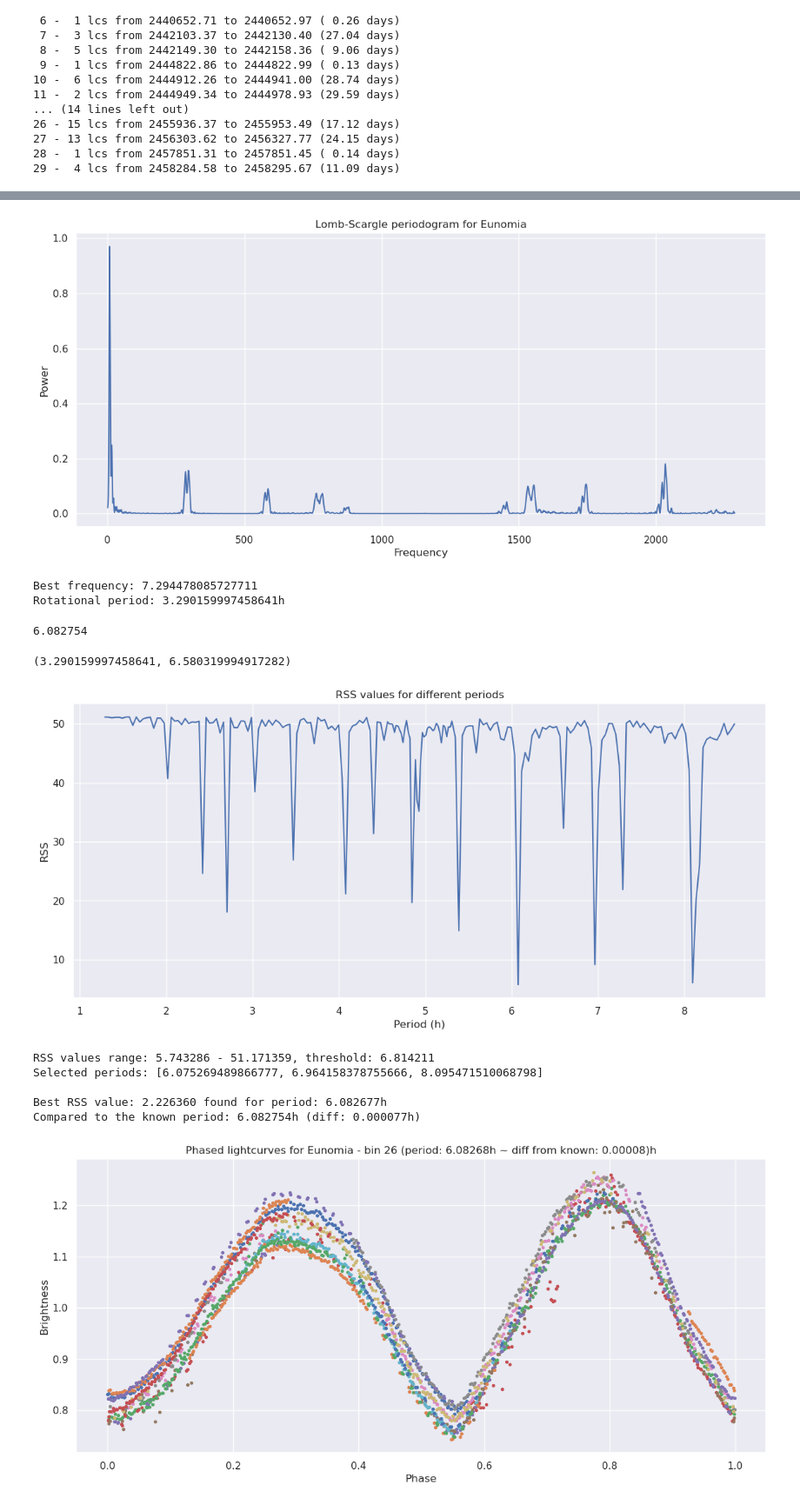
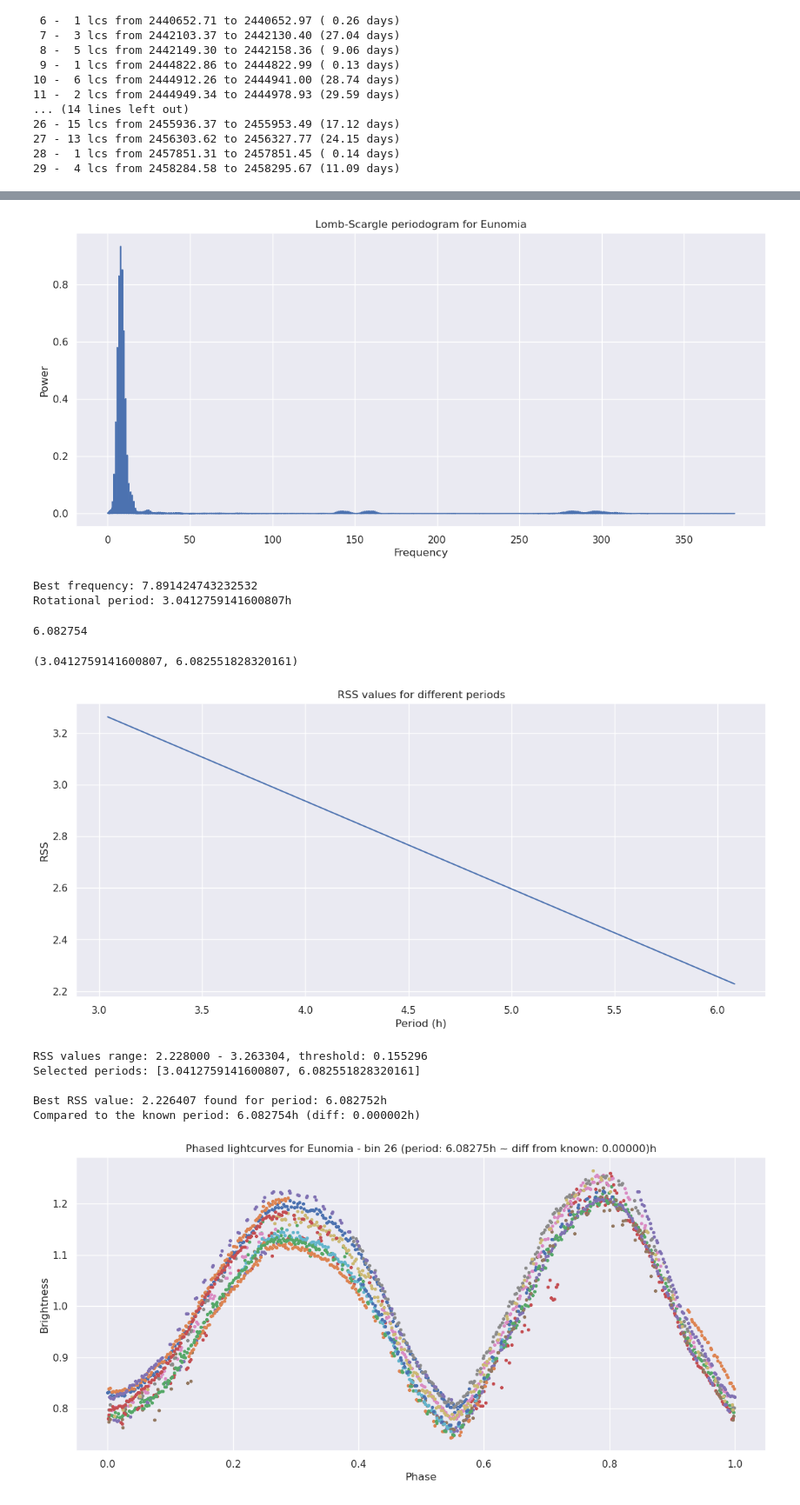
Before and after one commit to Vosloo/asteroid-lightcurves, a Jupyter notebook: EDA.ipynb, the cells around one changed output, grey strips where cells are left out. Shown at 87% size. Cells and saved outputs as stored; diff of their text form; code cells hidden in the pictures.

Commit message:
Fixed bug with lomb-scargle calculation

```diff
--- a/EDA.ipynb
+++ b/EDA.ipynb
@@ -122,4 +122,4 @@ asteroid
 # %% [output]
 Asteroid(id=15, name=Eunomia, period=6.082754, lightcurves=109)
 # %%
-asteroid.get_longest_lightcurve(by=EnumSortOptions.PERIOD)
+lc = asteroid.get_longest_lightcurve(by=EnumSortOptions.PERIOD)
@@ -228,20 +246,3 @@ for ind, _bin in enumerate(bins):
 27 - 13 lcs from 2456303.62 to 2456327.77 (24.15 days)
 28 -  1 lcs from 2457851.31 to 2457851.45 ( 0.14 days)
 29 -  4 lcs from 2458284.58 to 2458295.67 (11.09 days)
-# %%
-SELECTED_BIN = np.argmax([len(_bin) for _bin in bins])
-selected_bin = bins[SELECTED_BIN]
-for ind, lc in enumerate(selected_bin):
-    times = []
-    brightness = []
-    for points in lc.points:
-        times.append(points.JD)
-        brightness.append(points.brightness)
-
-    plt.scatter(times, brightness, s=4)
-
-period = selected_bin[-1].last_JD - selected_bin[0].first_JD
-plt.title(f"Lightcurves for {asteroid_name} - bin {SELECTED_BIN} (period: {period:.2f} days)")
-plt.xlabel("Julian Date")
-plt.ylabel("Brightness")
-plt.show()
@@ -250,3 +256,10 @@ plt.show()
+# %%
+times = []
+brightness = []
+for lc in selected_bin:
+    for points in lc.points:
+        times.append(points.JD)
+        brightness.append(points.brightness)
 # %%
 frequency, power = LombScargle(times, brightness).autopower()
 fig = plt.plot(frequency, power)
@@ -262,9 +275,9 @@ lomb_period = 24 / lomb_freq
 print(f"Best frequency: {lomb_freq}")
 print(f"Rotational period: {lomb_period}h")
 # %% [output]
-[figure, old version]
+[figure, new version]
-Best frequency: 7.294478085727711
-Rotational period: 3.290159997458641h
+Best frequency: 7.891424743232532
+Rotational period: 3.0412759141600807h
 # %%
 known_period
 # %% [output]
@@ -272,7 +285,7 @@ known_period
 # %%
 lomb_period, lomb_period * 2
 # %% [output]
-(3.290159997458641, 6.580319994917282)
+(3.0412759141600807, 6.082551828320161)
 # %%
 def get_phase(time: float, ref_time: float, period: float) -> float:
     return (time - ref_time) * 24 % period / period
@@ -346,9 +359,10 @@ def get_rrs_values(period_range):
 
     return rss_values
 # %%
-period_range = sorted(
-    [lomb_period + i for i in np.linspace(-2, 2, 100)] + [2 * lomb_period + i for i in np.linspace(-2, 2, 100)]
-)
+# period_range = sorted(
+#     [lomb_period + i for i in np.linspace(-2, 2, 100)] + [2 * lomb_period + i for i in np.linspace(-2, 2, 100)]
+# )
+period_range = (lomb_period, 2*lomb_period)
 
 rss_values = get_rrs_values(period_range)
 
@@ -360,41 +374,41 @@ plt.show()
 
 # Select the period with the lowest RSS as well as ones close to the lowest RSS
 min_rss = np.min(rss_values)
 max_rss = np.max(rss_values)
 threshold = 0.15 * (max_rss - min_rss)
 print(f"RSS values range: {min_rss:.6f} - {max_rss:.6f}, threshold: {threshold:.6f}")
 
 selected_periods = []
 for period, rss in zip(period_range, rss_values):
-    if rss < min_rss + threshold:
-        selected_periods.append(period)
+    # if rss < min_rss + threshold:
+    selected_periods.append(period)
 
 print(f"Selected periods: {selected_periods}\n")
 
 filtered_periods = []
 filtered_rss = []
 for period in selected_periods:
     period_range = np.linspace(period - 0.2, period + 0.2, 1000)
     rss_values = get_rrs_values(period_range)
 
     lowest_ind = np.argmin(rss_values)
     filtered_rss.append(rss_values[lowest_ind])
     filtered_periods.append(period_range[lowest_ind])
 
 best_rss_ind = np.argmin(filtered_rss)
 
 best_period = filtered_periods[best_rss_ind]
 best_rss = filtered_rss[best_rss_ind]
 
 print(f"Best RSS value: {best_rss:.6f} found for period: {best_period:.6f}h")
 print(f"Compared to the known period: {known_period:.6f}h (diff: {C_Y_S}{abs(known_period - best_period):.6f}h{C_E})")
 # %% [output]
-[figure, old version]
+[figure, new version]
-RSS values range: 5.743286 - 51.171359, threshold: 6.814211
-Selected periods: [6.075269489866777, 6.964158378755666, 8.095471510068798]
+RSS values range: 2.228000 - 3.263304, threshold: 0.155296
+Selected periods: [3.0412759141600807, 6.082551828320161]
 
-Best RSS value: 2.226360 found for period: 6.082677h
-Compared to the known period: 6.082754h (diff: 0.000077h)
+Best RSS value: 2.226407 found for period: 6.082752h
+Compared to the known period: 6.082754h (diff: 0.000002h)
 # %%
 def plot_phased_lightcurves(selected_bin: list[Lightcurve], period: float):
     ref_JD = None
```
Also changed, not shown: parts of 15 cells of this notebook.
